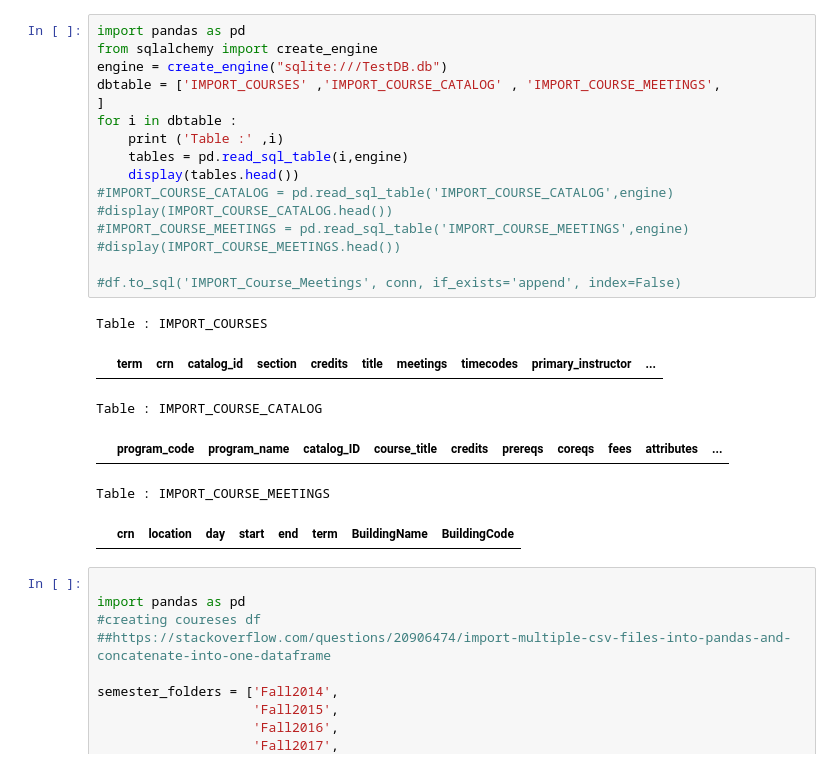
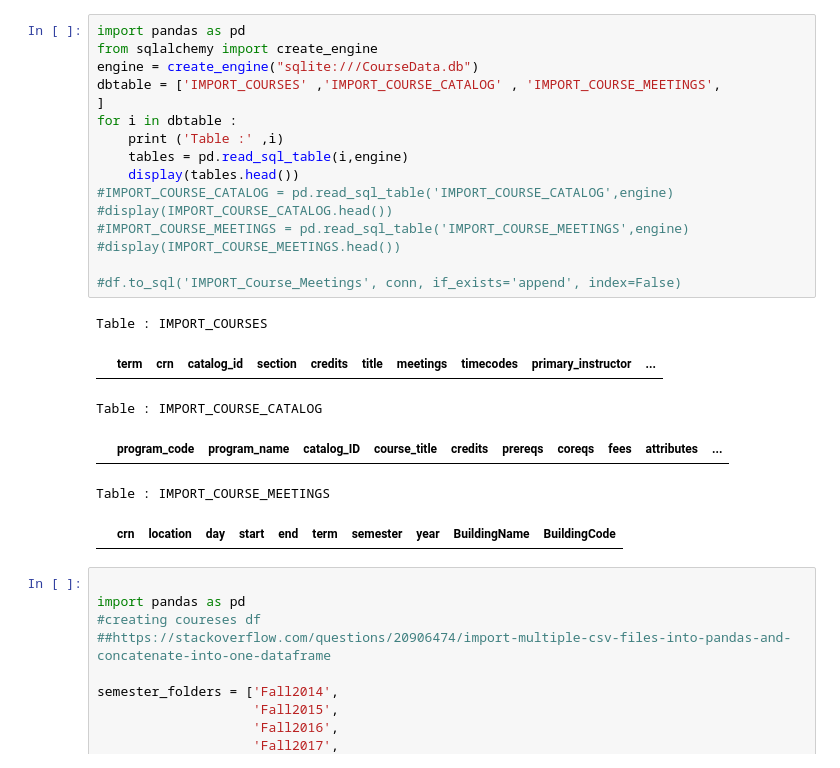
Before and after one commit to fairfield-ba510-spring2020/term-project-mayo, a Jupyter notebook: Faris_CourseDataETL-v4.ipynb, the cells around one changed output. Saved outputs shown, nothing was run; the diff lists cells and outputs as text.

```diff
--- a/Faris_CourseDataETL-v4.ipynb
+++ b/Faris_CourseDataETL-v4.ipynb
@@ -67,26 +69,26 @@ conn.close()
 # %%
 import pandas as pd
 from sqlalchemy import create_engine
-engine = create_engine("sqlite:///TestDB.db")
+engine = create_engine("sqlite:///CourseData.db")
 dbtable = ['IMPORT_COURSES' ,'IMPORT_COURSE_CATALOG' , 'IMPORT_COURSE_MEETINGS',
 ]
 for i in dbtable :
     print ('Table :' ,i)
     tables = pd.read_sql_table(i,engine)
     display(tables.head())
 #IMPORT_COURSE_CATALOG = pd.read_sql_table('IMPORT_COURSE_CATALOG',engine)
 #display(IMPORT_COURSE_CATALOG.head())
 #IMPORT_COURSE_MEETINGS = pd.read_sql_table('IMPORT_COURSE_MEETINGS',engine)
 #display(IMPORT_COURSE_MEETINGS.head())
 
 #df.to_sql('IMPORT_Course_Meetings', conn, if_exists='append', index=False)
 # %% [output]
 Table : IMPORT_COURSES
 |  | term | crn | catalog_id | section | credits | title | meetings | timecodes | primary_instructor | ... |
 Table : IMPORT_COURSE_CATALOG
 |  | program_code | program_name | catalog_ID | course_title | credits | prereqs | coreqs | fees | attributes | ... |
 Table : IMPORT_COURSE_MEETINGS
-|  | crn | location | day | start | end | term | BuildingName | BuildingCode |
+|  | crn | location | day | start | end | term | semester | year | BuildingName | BuildingCode |
 # %%
 
 import pandas as pd
```
Also changed, not shown: parts of 33 cells of this notebook, 9 other files.
